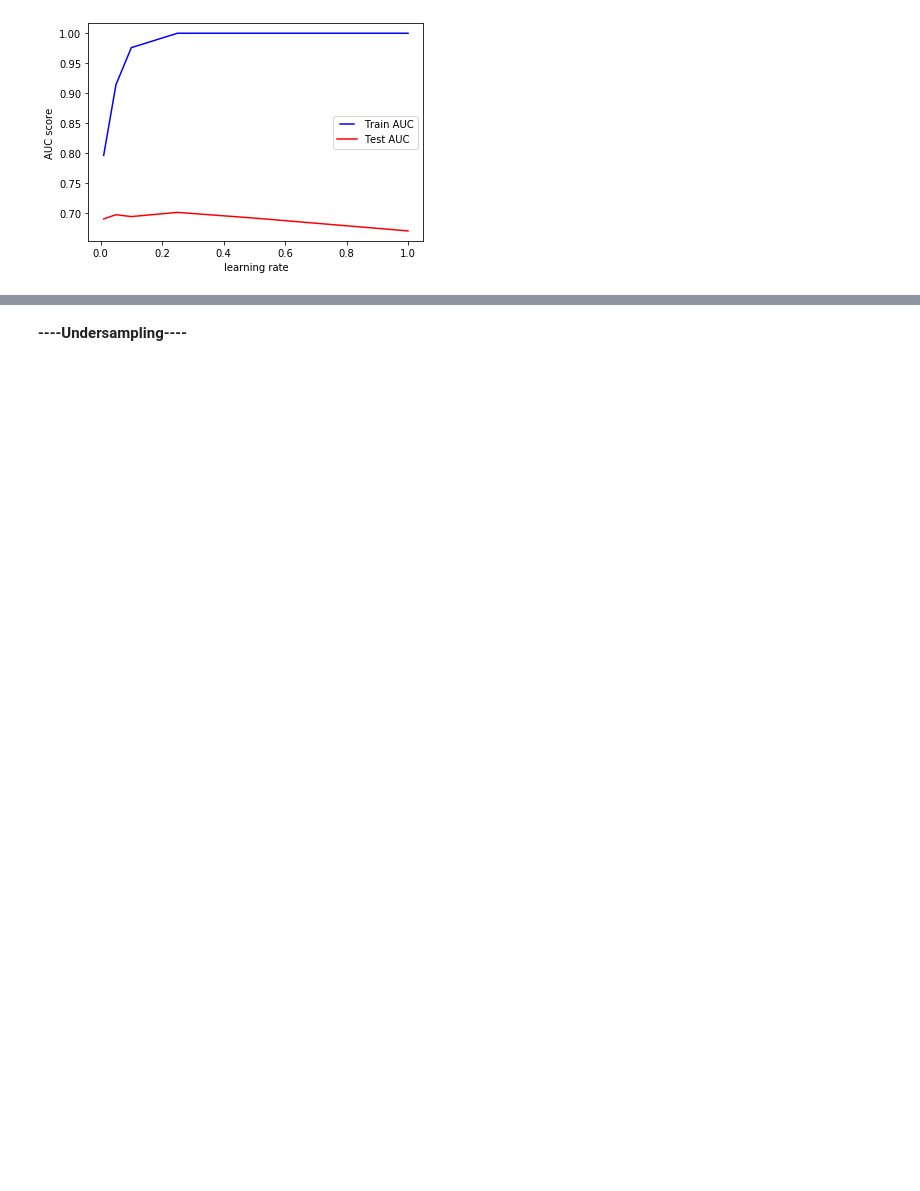
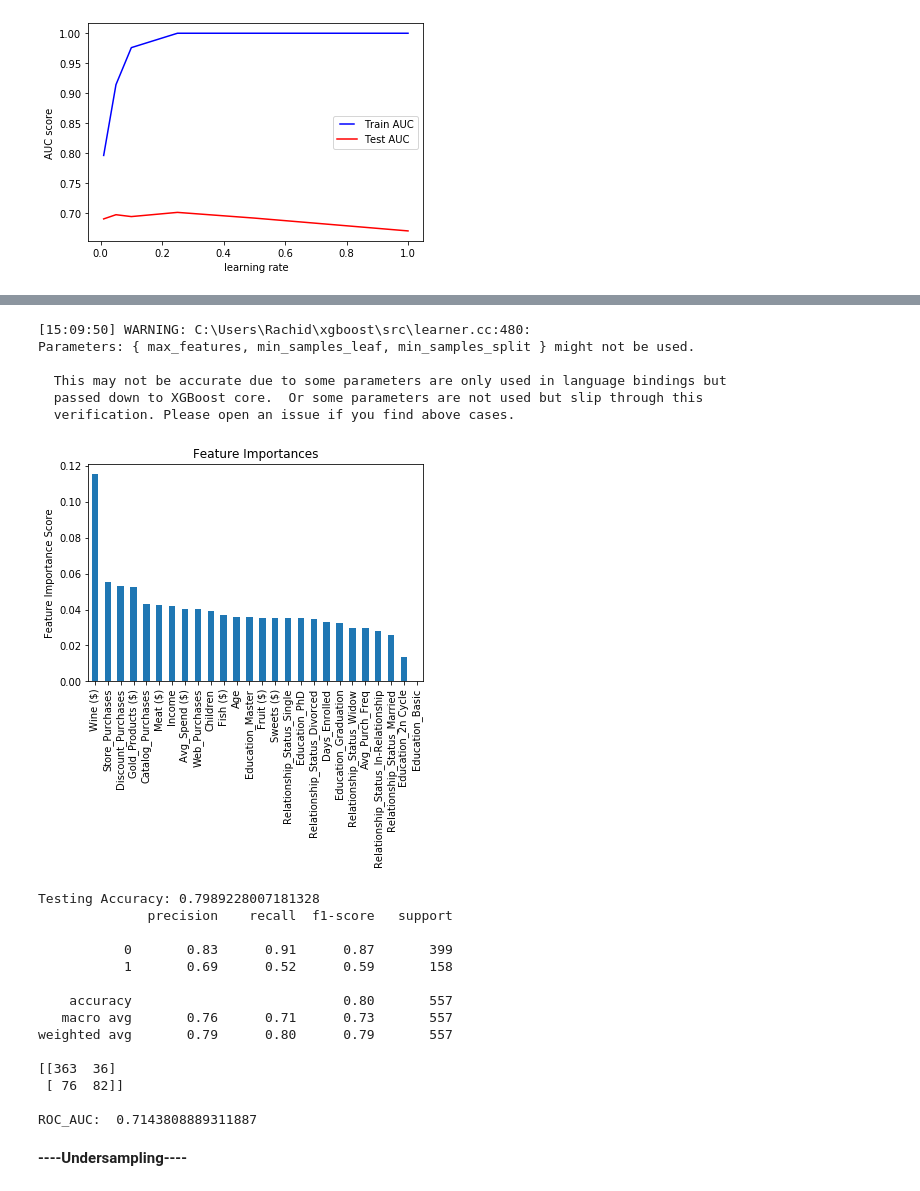
Before and after one commit to RachidRezzik/Market_Camp, a Jupyter notebook: Machine_Learning.ipynb, the cells around one changed output, grey strips where cells are left out. Saved outputs shown, nothing was run; the diff lists cells and outputs as text; code cells hidden in the pictures; blank space fills up the shorter version.

```diff
--- a/Machine_Learning.ipynb
+++ b/Machine_Learning.ipynb
@@ -458,25 +237,40 @@ ROC_AUC:  0.7029123441515179
-# %%
-### Randomized Grid Search Implementation ###
-from scipy import stats
-
-clf_xgb = XGBClassifier(n_jobs=-1, random_state=27)
-param_dist={ "learning_rates": stats.uniform(.01, .6),
-             "max_depth": [2, 3, 4, 5, 6, 7, 8, 9],
-             "n_estimators": stats.randint(100, 700),
-             "min_samples_leaf": [3, 2, 1, .5, .1],
-             "min_samples_splits": stats.uniform(.1, 1),
-             "max_features": ['sqrt', 'log2', .5, None]}
-random_grid = RandomizedSearchCV(clf_xgb, param_distributions = param_dist,
-                         n_iter = 5, n_jobs = -1)
-random_grid.fit(X_train, y_train)
-best_xgboost = random_grid.best_estimator_
-print(best_xgb.best_params_)
-y_pred_test = best_xgb.predict(X_test)
-print(classification_report(y_test, y_pred_test))
-print(confusion_matrix(y_test, y_pred_test))
-false_positive_rate, true_positive_rate, thresholds = roc_curve(y_test, y_pred_test)
-roc_auc = auc(false_positive_rate, true_positive_rate)
-print('\nROC_AUC: ', roc_auc)
+# %%
+xgb = XGBClassifier(learning_rate=.25, n_estimators=45, subsample=.8, max_features='sqrt', max_depth=5, min_samples_split=.85,
+                    min_samples_leaf=25,random_state=27)
+xgb.fit(X_train, y_train)
+y_pred_test = xgb.predict(X_test)
+feat_imp = pd.Series(xgb.feature_importances_, categorical.columns).sort_values(ascending=False)
+feat_imp.plot(kind='bar', title='Feature Importances')
+plt.ylabel('Feature Importance Score')
+plt.show()
+print('\nTesting Accuracy:', xgb.score(X_test, y_test))
+print(classification_report(y_test, y_pred_test))
+print(confusion_matrix(y_test, y_pred_test))
+false_positive_rate, true_positive_rate, thresholds = roc_curve(y_test, y_pred_test)
+roc_auc = auc(false_positive_rate, true_positive_rate)
+print('\nROC_AUC: ', roc_auc)
+# %% [output]
+[15:09:50] WARNING: C:\Users\Rachid\xgboost\src\learner.cc:480:
+Parameters: { max_features, min_samples_leaf, min_samples_split } might not be used.
+
+  This may not be accurate due to some parameters are only used in language bindings but
+  passed down to XGBoost core.  Or some parameters are not used but slip through this
+  verification. Please open an issue if you find above cases.
+[figure, added]
+Testing Accuracy: 0.7989228007181328
+              precision    recall  f1-score   support
+
+           0       0.83      0.91      0.87       399
+           1       0.69      0.52      0.59       158
+
+    accuracy                           0.80       557
+   macro avg       0.76      0.71      0.73       557
+weighted avg       0.79      0.80      0.79       557
+
+[[363  36]
+ [ 76  82]]
+
+ROC_AUC:  0.7143808889311887
 # %% [markdown]
 **----Undersampling----**
 # %%
```
Also changed, not shown: parts of 31 cells of this notebook.
